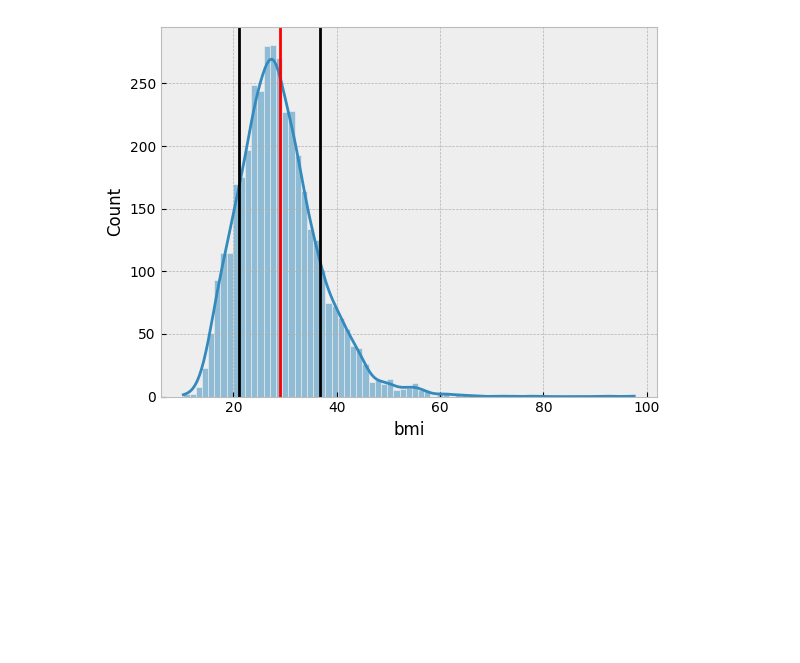
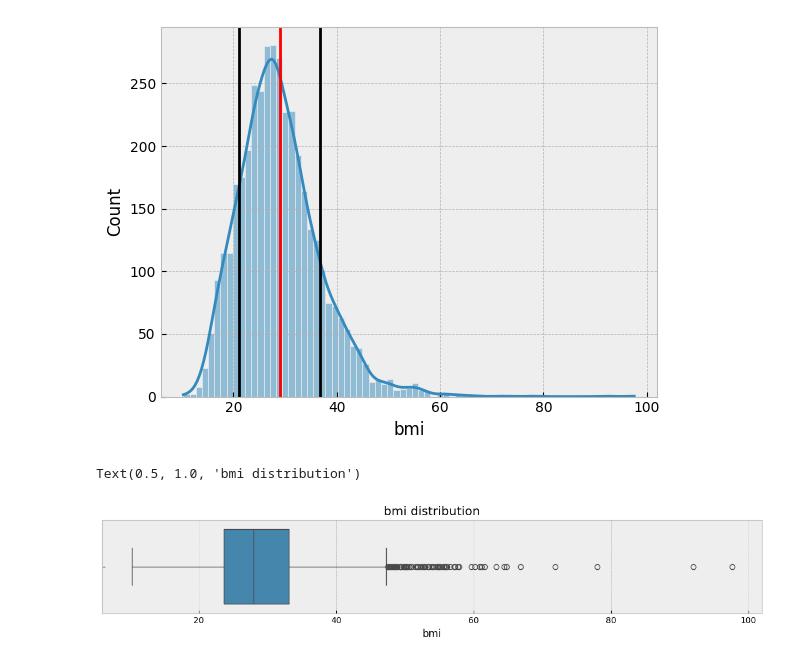
Before and after one commit to databak/brain_stroke_prediction, a Jupyter notebook: notebook/brain_stroke_prediction.ipynb, the cells around one changed output. Drawn from its saved outputs; the diff is of its cells as text; code cells hidden in the pictures; blank space fills up the shorter version.

```diff
--- a/notebook/brain_stroke_prediction.ipynb
+++ b/notebook/brain_stroke_prediction.ipynb
@@ -148,0 +211,7 @@ sns.
+# %%
+plt.figure(figsize = (14,2))
+sns.boxplot(df , x = 'bmi')
+plt.title( 'bmi distribution')
+# %% [output]
+Text(0.5, 1.0, 'bmi distribution')
+[figure, added]
```
Also changed, not shown: parts of 24 cells of this notebook.
